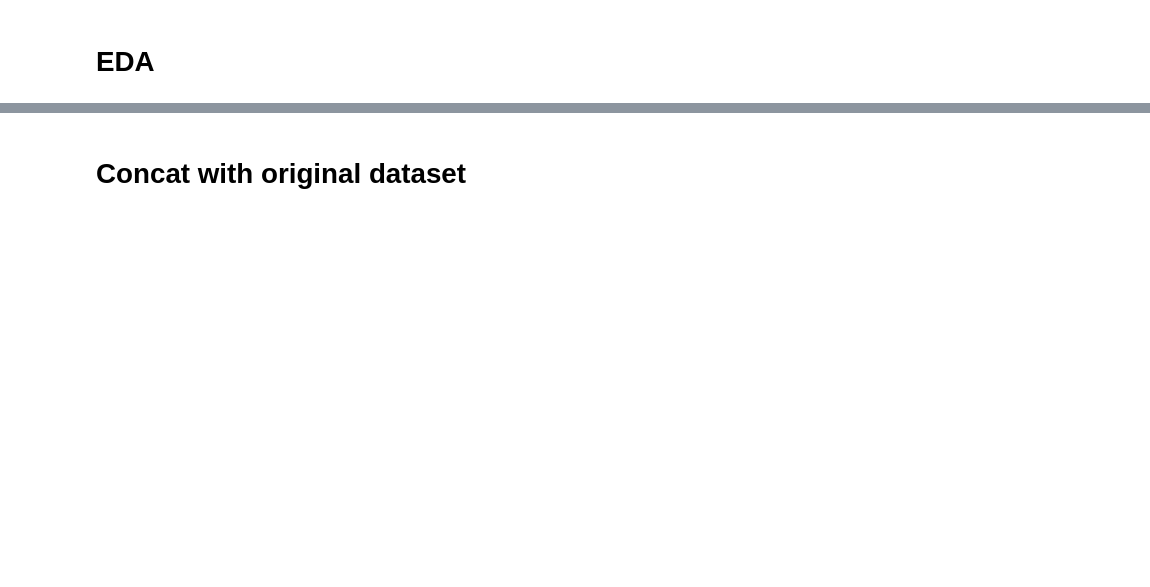
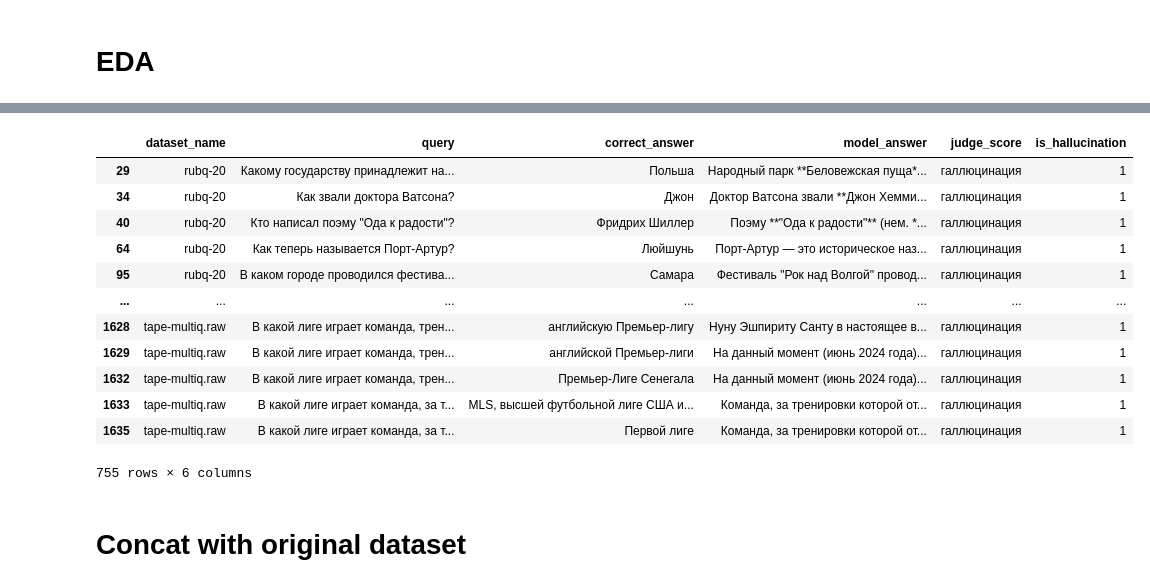
Before and after one commit to be1pheg0r/hack-mfti, a Jupyter notebook: notebooks/sber/[EDA] Synth dataset.ipynb, the cells around one changed output, grey strips where cells are left out. Cells and saved outputs as stored; diff of their text form; code cells hidden in the pictures; blank space fills up the shorter version.

```diff
--- a/notebooks/sber/[EDA] Synth dataset.ipynb
+++ b/notebooks/sber/[EDA] Synth dataset.ipynb
@@ -37,0 +38,7 @@ Passing `palette` without assigning `hue` is deprecated and will be removed in v
+# %%
+# samples with judge_score == "галлюцинация"
+
+hallucination_samples = synth_df[synth_df['judge_score'] == "галлюцинация"]
+logger.info(f'Number of hallucination samples: {len(hallucination_samples)}')
+hallucination_samples
+# %% [output]
@@ -38,3 +46,16 @@ Passing `palette` without assigning `hue` is deprecated and will be removed in v
+|  | dataset_name | query | correct_answer | model_answer | judge_score | is_hallucination |
+| 29 | rubq-20 | Какому государству принадлежит на... | Польша | Народный парк **Беловежская пуща*... | галлюцинация | 1 |
+| 34 | rubq-20 | Как звали доктора Ватсона? | Джон | Доктор Ватсона звали **Джон Хемми... | галлюцинация | 1 |
+| 40 | rubq-20 | Кто написал поэму "Ода к радости"? | Фридрих Шиллер | Поэму **"Ода к радости"** (нем. *... | галлюцинация | 1 |
+| 64 | rubq-20 | Как теперь называется Порт-Артур? | Люйшунь | Порт-Артур — это историческое наз... | галлюцинация | 1 |
+| 95 | rubq-20 | В каком городе проводился фестива... | Самара | Фестиваль "Рок над Волгой" провод... | галлюцинация | 1 |
+| ... | ... | ... | ... | ... | ... | ... |
+| 1628 | tape-multiq.raw | В какой лиге играет команда, трен... | английскую Премьер-лигу | Нуну Эшпириту Санту в настоящее в... | галлюцинация | 1 |
+| 1629 | tape-multiq.raw | В какой лиге играет команда, трен... | английской Премьер-лиги | На данный момент (июнь 2024 года)... | галлюцинация | 1 |
+| 1632 | tape-multiq.raw | В какой лиге играет команда, трен... | Премьер-Лиге Сенегала | На данный момент (июнь 2024 года)... | галлюцинация | 1 |
+| 1633 | tape-multiq.raw | В какой лиге играет команда, за т... | MLS, высшей футбольной лиге США и... | Команда, за тренировки которой от... | галлюцинация | 1 |
+| 1635 | tape-multiq.raw | В какой лиге играет команда, за т... | Первой лиге | Команда, за тренировки которой от... | галлюцинация | 1 |
+755 rows × 6 columns
 # %% [markdown]
 # Concat with original dataset
 # %%
```
Also changed, not shown: parts of 6 cells of this notebook, 4 other files.
